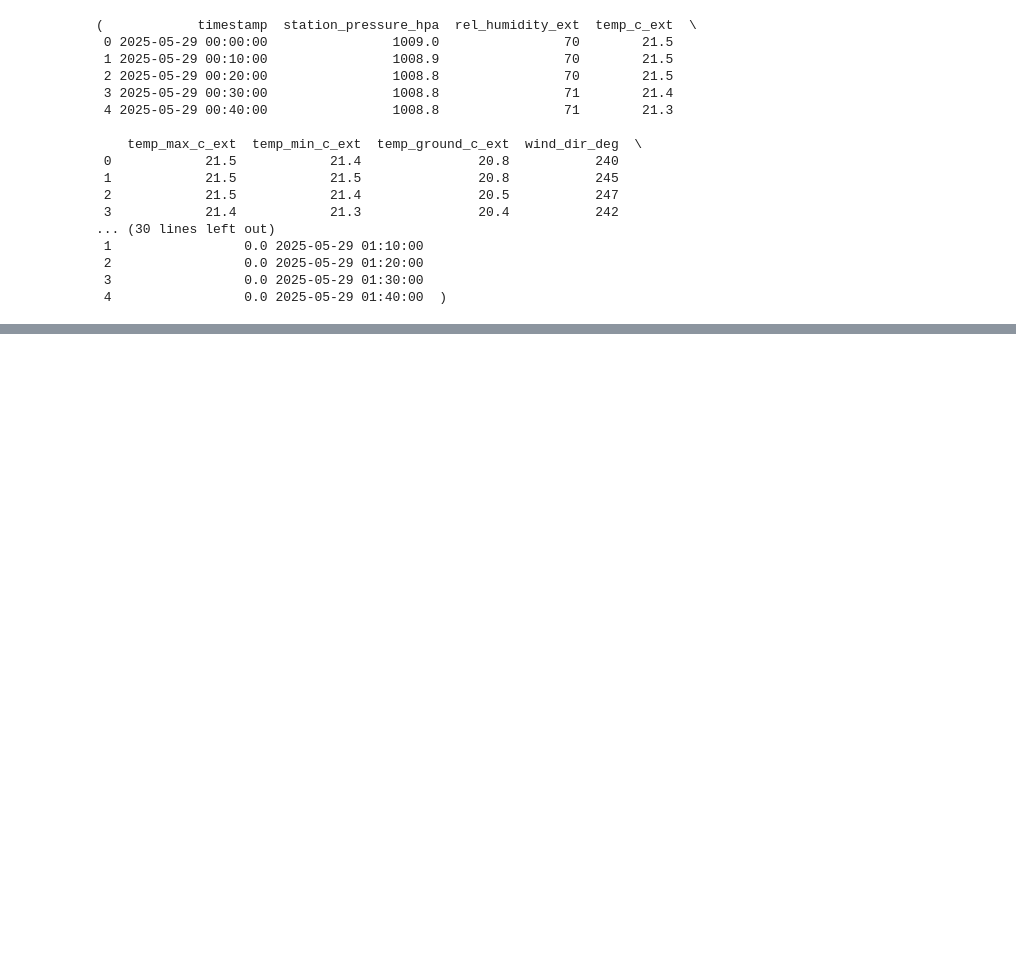
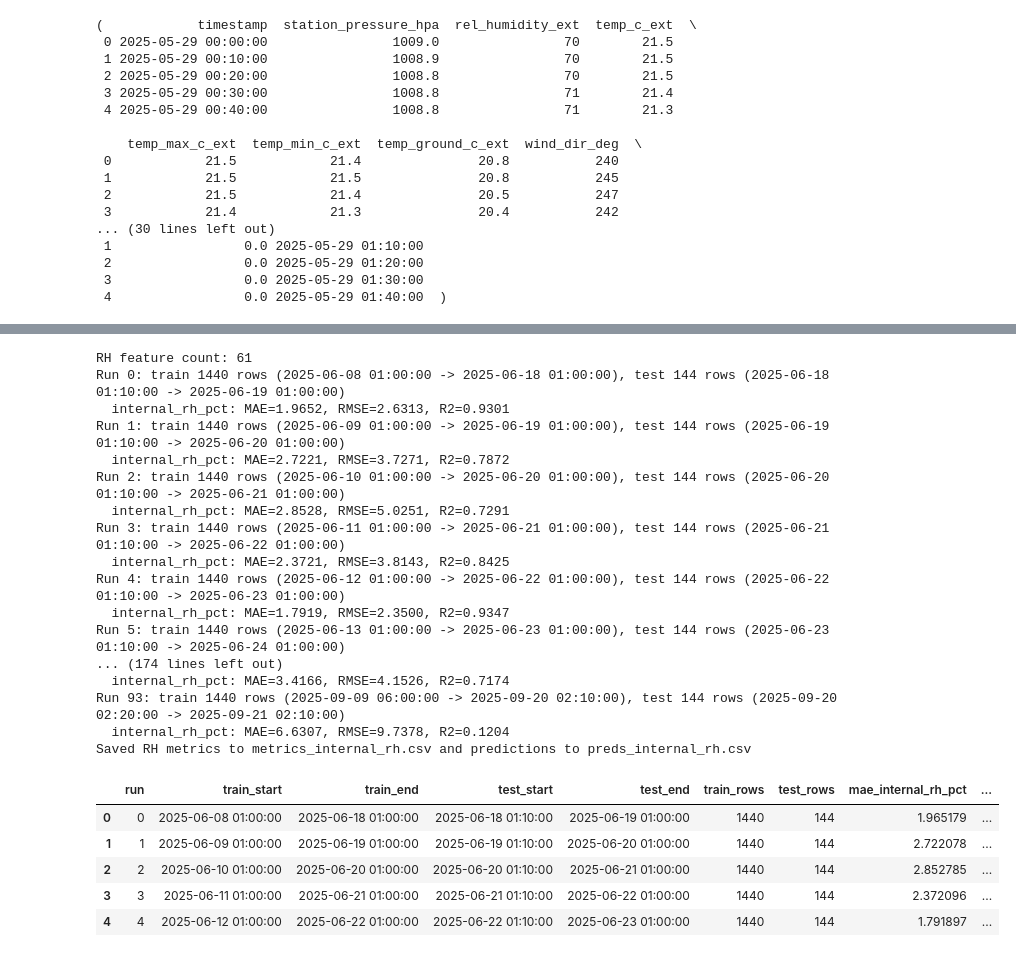
Before and after one commit to EliyahuEden/final_data_file, a Jupyter notebook: greenhouse_time_series_walkforward.ipynb, the cells around one changed output, grey strips where cells are left out. Cells and saved outputs as stored; diff of their text form; code cells hidden in the pictures; blank space fills up the shorter version.

```diff
--- a/greenhouse_time_series_walkforward.ipynb
+++ b/greenhouse_time_series_walkforward.ipynb
@@ -671,0 +433,7 @@ Found 16 low-R2 runs: [0, 63, 65, 69, 70, 78, 80, 81, 83, 94, 95, 98, 99, 100, 1
+# %%
+# Per-target mean summary (keeps MAE, MAE%, RMSE, R2)
+for t in target_cols:
+    cols = [c for c in metrics_all.columns if any(k in c for k in [f"mae_{t}", f"mae_pct_{t}", f"rmse_{t}", f"r2_{t}"])]
+    if cols:
+        print(f"\nOverall for {t}:")
+        display(metrics_all[cols].mean().to_frame("mean").T)
@@ -671,0 +450,51 @@ Found 16 low-R2 runs: [0, 63, 65, 69, 70, 78, 80, 81, 83, 94, 95, 98, 99, 100, 1
+# %%
+# Build dataset for internal RH using out-of-fold target predictions
+rh_target = "internal_rh_pct"
+pred_target_cols = [f"pred_{t}" for t in target_cols if f"pred_{t}" in preds_targets_only.columns]
+
+# Merge predictions back to original data; drop rows without predictions or RH target
+data_for_rh = data.merge(preds_targets_only, on="timestamp", how="inner")
+data_for_rh = data_for_rh.dropna(subset=[rh_target] + pred_target_cols)
+
+# Use existing exogenous features plus predicted targets (not the actual target columns)
+exclude_cols = target_cols + [rh_target, "timestamp", "timestamp_dayfirst"]
+base_rh_features = [c for c in data_for_rh.columns if c not in exclude_cols and not c.startswith("pred_")]
+rh_feature_cols = base_rh_features + pred_target_cols
+print(f"RH feature count: {len(rh_feature_cols)}")
+
+metrics_rh, preds_rh = walk_forward(
+    data_for_rh,
+    rh_feature_cols,
+    [rh_target],
+    rh_estimator,
+    max_train_rows=MAX_TRAIN_ROWS,
+)
+metrics_rh.to_csv("metrics_internal_rh.csv", index=False)
+preds_rh.to_csv("preds_internal_rh.csv", index=False)
+
+print("Saved RH metrics to metrics_internal_rh.csv and predictions to preds_internal_rh.csv")
+display(metrics_rh.head())
+# %% [output]
+RH feature count: 61
+Run 0: train 1440 rows (2025-06-08 01:00:00 -> 2025-06-18 01:00:00), test 144 rows (2025-06-18 01:10:00 -> 2025-06-19 01:00:00)
+  internal_rh_pct: MAE=1.9652, RMSE=2.6313, R2=0.9301
+Run 1: train 1440 rows (2025-06-09 01:00:00 -> 2025-06-19 01:00:00), test 144 rows (2025-06-19 01:10:00 -> 2025-06-20 01:00:00)
+  internal_rh_pct: MAE=2.7221, RMSE=3.7271, R2=0.7872
+Run 2: train 1440 rows (2025-06-10 01:00:00 -> 2025-06-20 01:00:00), test 144 rows (2025-06-20 01:10:00 -> 2025-06-21 01:00:00)
+  internal_rh_pct: MAE=2.8528, RMSE=5.0251, R2=0.7291
+Run 3: train 1440 rows (2025-06-11 01:00:00 -> 2025-06-21 01:00:00), test 144 rows (2025-06-21 01:10:00 -> 2025-06-22 01:00:00)
+  internal_rh_pct: MAE=2.3721, RMSE=3.8143, R2=0.8425
+Run 4: train 1440 rows (2025-06-12 01:00:00 -> 2025-06-22 01:00:00), test 144 rows (2025-06-22 01:10:00 -> 2025-06-23 01:00:00)
+  internal_rh_pct: MAE=1.7919, RMSE=2.3500, R2=0.9347
+Run 5: train 1440 rows (2025-06-13 01:00:00 -> 2025-06-23 01:00:00), test 144 rows (2025-06-23 01:10:00 -> 2025-06-24 01:00:00)
+... (174 lines left out)
+  internal_rh_pct: MAE=3.4166, RMSE=4.1526, R2=0.7174
+Run 93: train 1440 rows (2025-09-09 06:00:00 -> 2025-09-20 02:10:00), test 144 rows (2025-09-20 02:20:00 -> 2025-09-21 02:10:00)
+  internal_rh_pct: MAE=6.6307, RMSE=9.7378, R2=0.1204
+Saved RH metrics to metrics_internal_rh.csv and predictions to preds_internal_rh.csv
+|  | run | train_start | train_end | test_start | test_end | train_rows | test_rows | mae_internal_rh_pct | ... |
+| 0 | 0 | 2025-06-08 01:00:00 | 2025-06-18 01:00:00 | 2025-06-18 01:10:00 | 2025-06-19 01:00:00 | 1440 | 144 | 1.965179 | ... |
+| 1 | 1 | 2025-06-09 01:00:00 | 2025-06-19 01:00:00 | 2025-06-19 01:10:00 | 2025-06-20 01:00:00 | 1440 | 144 | 2.722078 | ... |
+| 2 | 2 | 2025-06-10 01:00:00 | 2025-06-20 01:00:00 | 2025-06-20 01:10:00 | 2025-06-21 01:00:00 | 1440 | 144 | 2.852785 | ... |
+| 3 | 3 | 2025-06-11 01:00:00 | 2025-06-21 01:00:00 | 2025-06-21 01:10:00 | 2025-06-22 01:00:00 | 1440 | 144 | 2.372096 | ... |
+| 4 | 4 | 2025-06-12 01:00:00 | 2025-06-22 01:00:00 | 2025-06-22 01:10:00 | 2025-06-23 01:00:00 | 1440 | 144 | 1.791897 | ... |
```
Also changed, not shown: parts of 13 cells of this notebook.
